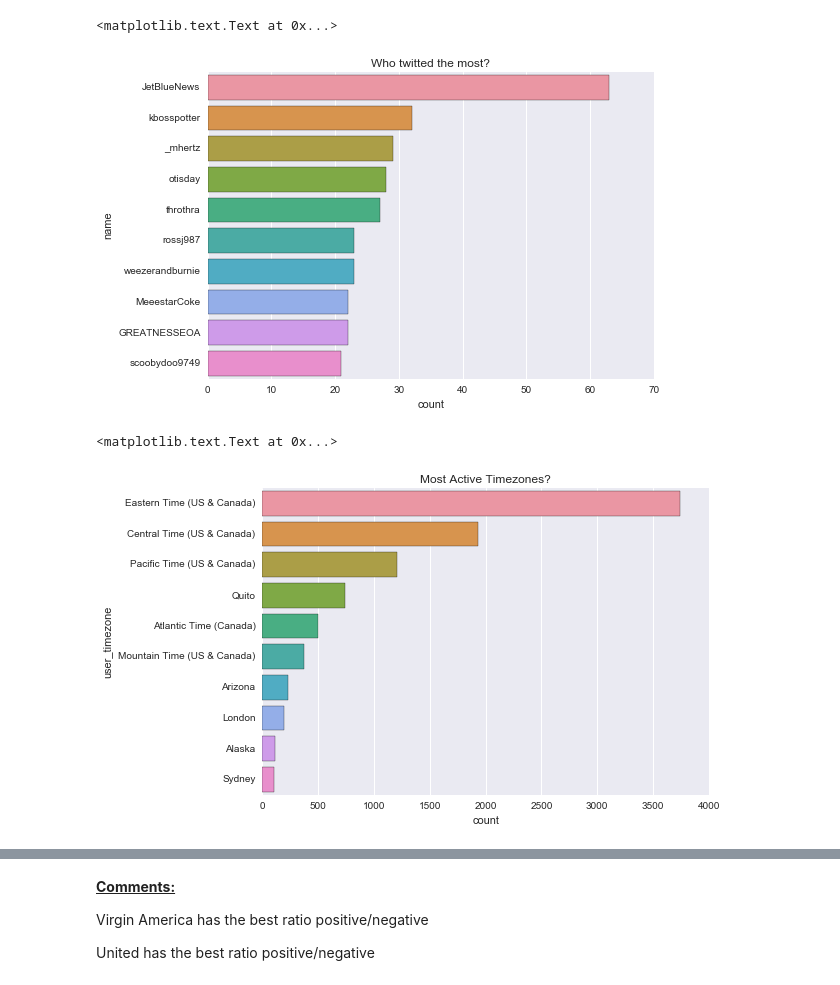
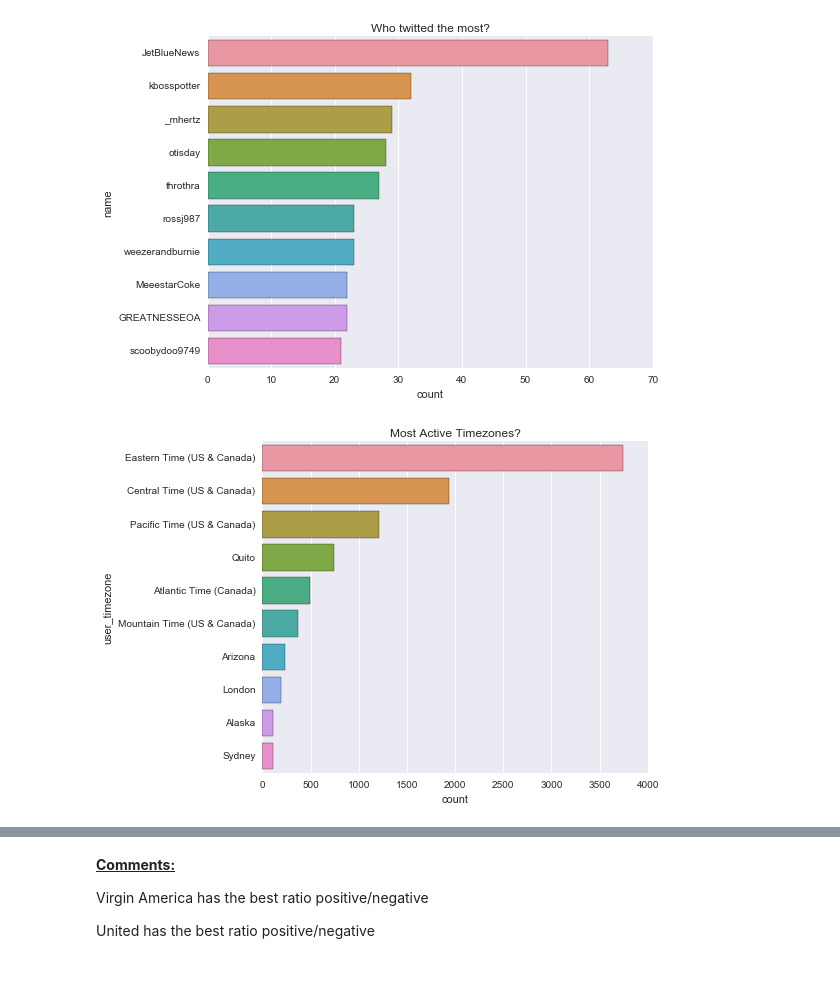
Before and after one commit to NathanBerrebbi5/Kaggle-Scripts, a Jupyter notebook: Airlines/Twitter.Airline.ipynb, the cells around one changed output, grey strips where cells are left out. Drawn from its saved outputs; the diff is of its cells as text; code cells hidden in the pictures.

```diff
--- a/Airlines/Twitter.Airline.ipynb
+++ b/Airlines/Twitter.Airline.ipynb
@@ -26,17 +31,17 @@ sns.plt.title("Airline Frequency")
 # %%
 # Who are the person who twitted the most?
 sns.countplot(y = "name" , data = df , order=df["name"].value_counts()[:10].index)
 sns.plt.title("Who twitted the most?")
+plt.tight_layout()
 # %% [output]
-<matplotlib.text.Text at 0x...>
-[figure, old version]
+[figure, new version]
 # %%
 # What are the most active timezones
 sns.countplot(y = "user_timezone" , data = df , order=df["user_timezone"].value_counts()[:10].index)
 sns.plt.title("Most Active Timezones?")
+plt.tight_layout()
 # %% [output]
-<matplotlib.text.Text at 0x...>
-[figure, old version]
+[figure, new version]
 # %%
 # What are the most common negative reasons
 sns.countplot(y = "negativereason" , data = df , order=df["negativereason"].value_counts()[:10].index)
```
Also changed, not shown: parts of 13 cells of this notebook.
